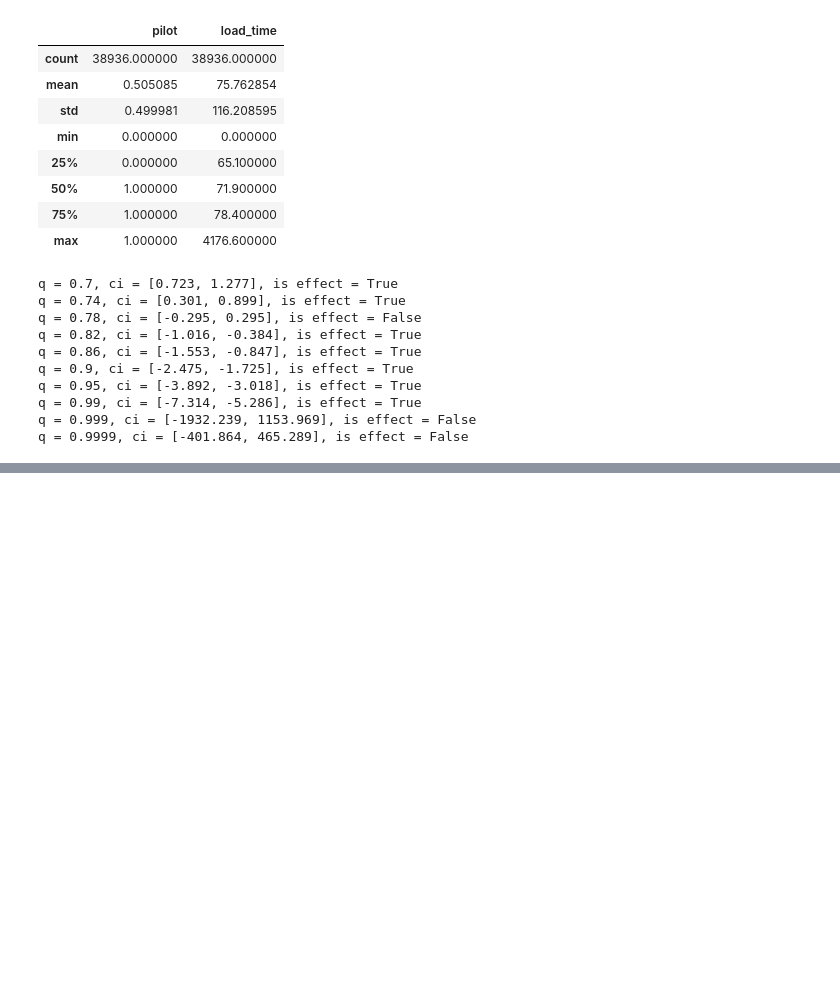
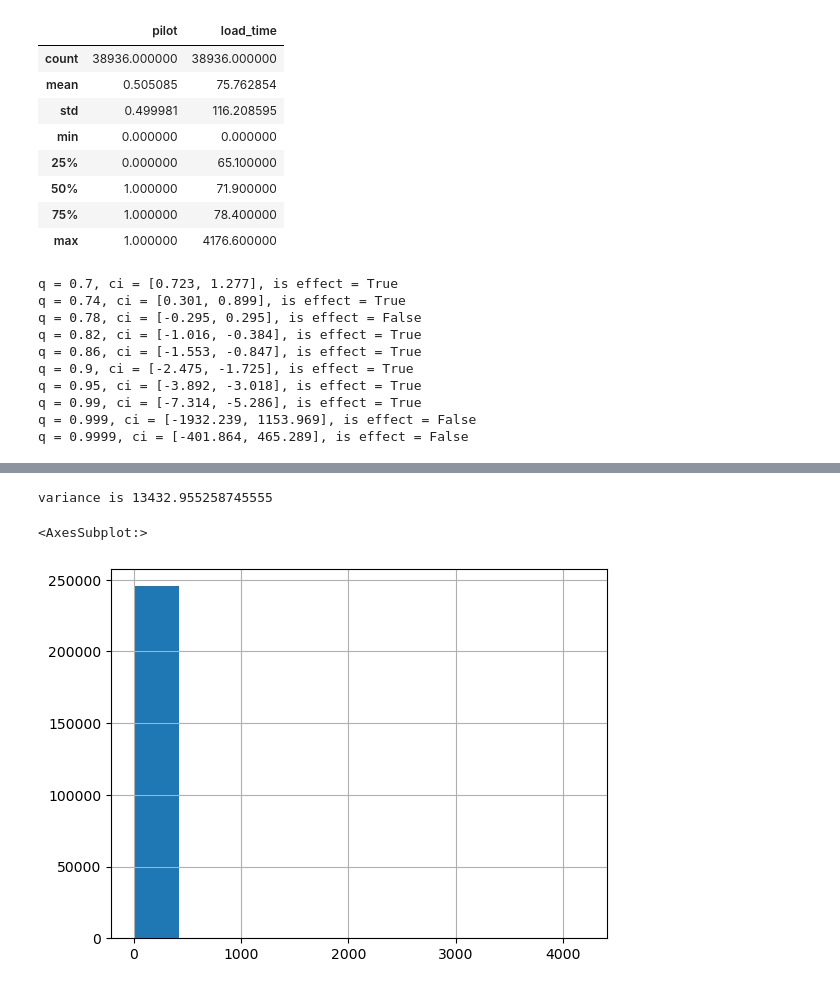
Before and after one commit to YanaOrf/AB_tests, a Jupyter notebook: Pizzeria_website_AB.ipynb, the cells around one changed output, grey strips where cells are left out. Saved outputs shown, nothing was run; the diff lists cells and outputs as text; code cells hidden in the pictures; blank space fills up the shorter version.

```diff
--- a/Pizzeria_website_AB.ipynb
+++ b/Pizzeria_website_AB.ipynb
@@ -670,0 +814,11 @@ def run_bootstrap(bootstrap_metrics, pe_metric, alpha, bootstrap_ci_type):
+# %%
+alpha = 0.05
+beta = 0.2
+
+mean = web_logs_hist['load_time'].mean()
+std = web_logs_hist['load_time'].std()
+
+eff = mean * 0.01
+print(f"variance is {std ** 2}")
+# %% [output]
+variance is 13432.955258745555
@@ -670,0 +828,5 @@ def run_bootstrap(bootstrap_metrics, pe_metric, alpha, bootstrap_ci_type):
+# %%
+web_logs_hist['load_time'].hist()
+# %% [output]
+<AxesSubplot:>
+[figure, added]
```
Also changed, not shown: parts of 21 cells of this notebook.
